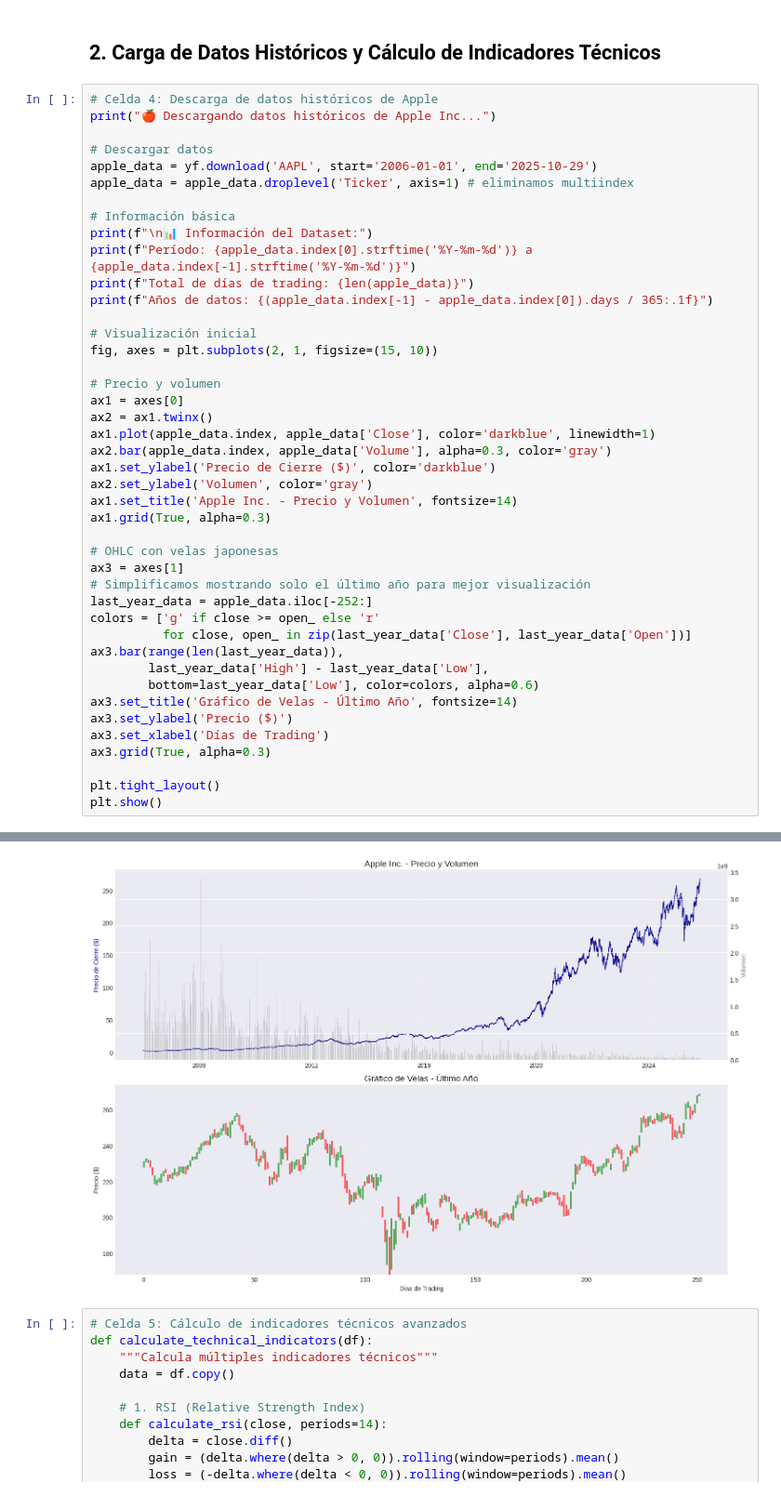
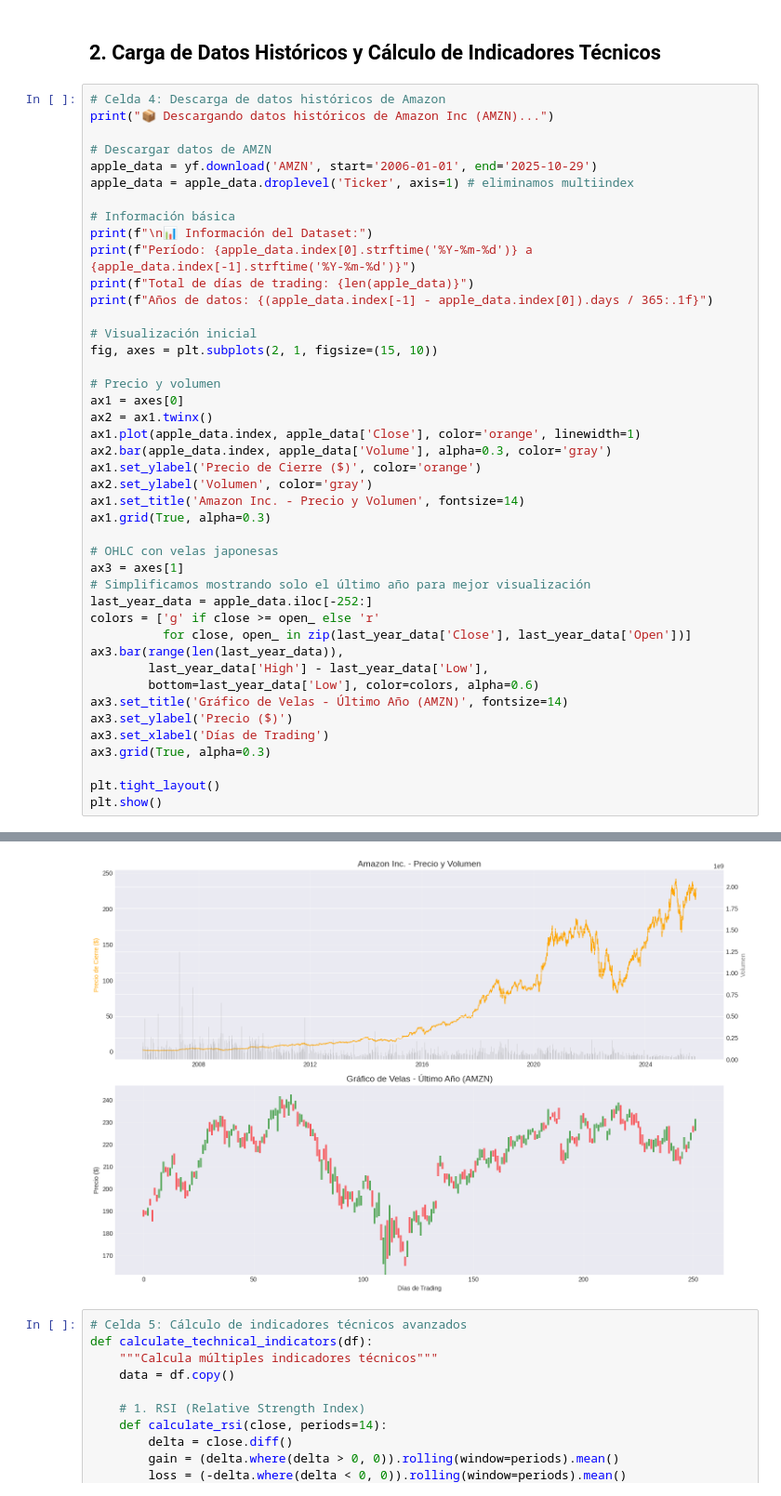
Before and after one commit to ajustogonzalez/Activ-2_ModeloFin, a Jupyter notebook: Copia_de_Actividad_2__Master.ipynb, the cells around one changed output, grey strips where cells are left out. Shown at 93% size. Saved outputs shown, nothing was run; the diff lists cells and outputs as text.

```diff
--- a/Copia_de_Actividad_2__Master.ipynb
+++ b/Copia_de_Actividad_2__Master.ipynb
@@ -219,11 +312,11 @@ Muy Alto: 179 días (3.7%)
 # %% [markdown]
 ## 2. Carga de Datos Históricos y Cálculo de Indicadores Técnicos
 # %%
-# Celda 4: Descarga de datos históricos de Apple
-print("🍎 Descargando datos históricos de Apple Inc...")
+# Celda 4: Descarga de datos históricos de Amazon
+print("📦 Descargando datos históricos de Amazon Inc (AMZN)...")
 
-# Descargar datos
-apple_data = yf.download('AAPL', start='2006-01-01', end='2025-10-29')
+# Descargar datos de AMZN
+apple_data = yf.download('AMZN', start='2006-01-01', end='2025-10-29')
 apple_data = apple_data.droplevel('Ticker', axis=1) # eliminamos multiindex
 
 # Información básica
@@ -238,11 +331,11 @@ fig, axes = plt.subplots(2, 1, figsize=(15, 10))
 # Precio y volumen
 ax1 = axes[0]
 ax2 = ax1.twinx()
-ax1.plot(apple_data.index, apple_data['Close'], color='darkblue', linewidth=1)
+ax1.plot(apple_data.index, apple_data['Close'], color='orange', linewidth=1)
 ax2.bar(apple_data.index, apple_data['Volume'], alpha=0.3, color='gray')
-ax1.set_ylabel('Precio de Cierre ($)', color='darkblue')
+ax1.set_ylabel('Precio de Cierre ($)', color='orange')
 ax2.set_ylabel('Volumen', color='gray')
-ax1.set_title('Apple Inc. - Precio y Volumen', fontsize=14)
+ax1.set_title('Amazon Inc. - Precio y Volumen', fontsize=14)
 ax1.grid(True, alpha=0.3)
 
 # OHLC con velas japonesas
@@ -254,7 +347,7 @@ colors = ['g' if close >= open_ else 'r'
 ax3.bar(range(len(last_year_data)),
         last_year_data['High'] - last_year_data['Low'],
         bottom=last_year_data['Low'], color=colors, alpha=0.6)
-ax3.set_title('Gráfico de Velas - Último Año', fontsize=14)
+ax3.set_title('Gráfico de Velas - Último Año (AMZN)', fontsize=14)
 ax3.set_ylabel('Precio ($)')
 ax3.set_xlabel('Días de Trading')
 ax3.grid(True, alpha=0.3)
@@ -271,4 +365,4 @@ Años de datos: 19.8
-[figure, old version]
+[figure, new version]
 # %%
 # Celda 5: Cálculo de indicadores técnicos avanzados
 def calculate_technical_indicators(df):
```
Also changed, not shown: parts of 20 cells of this notebook.
